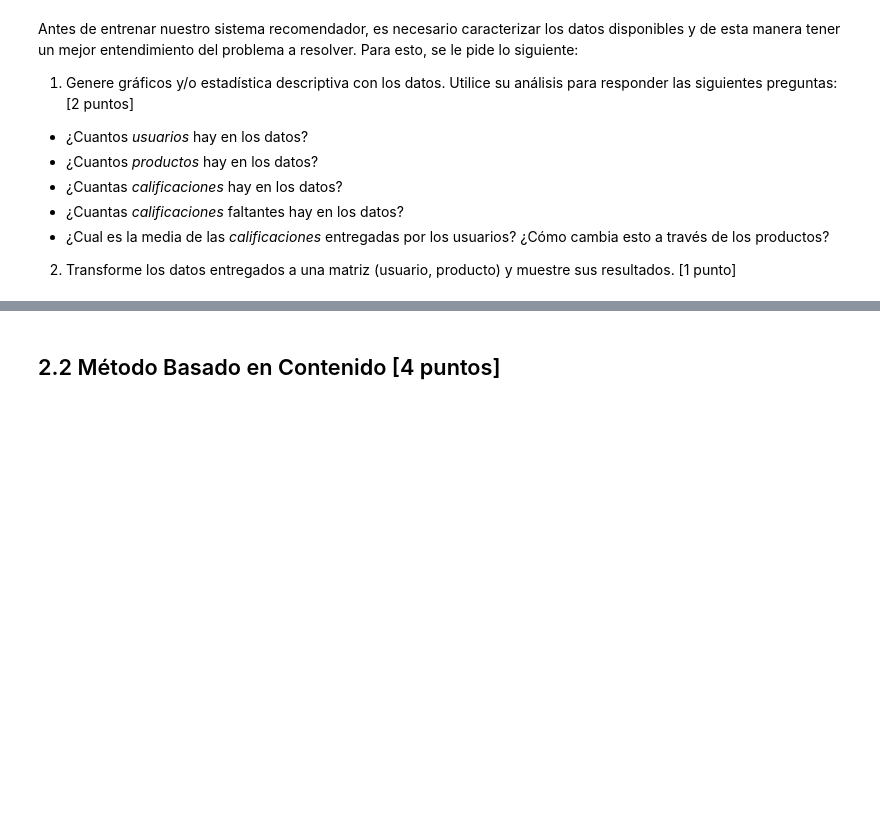
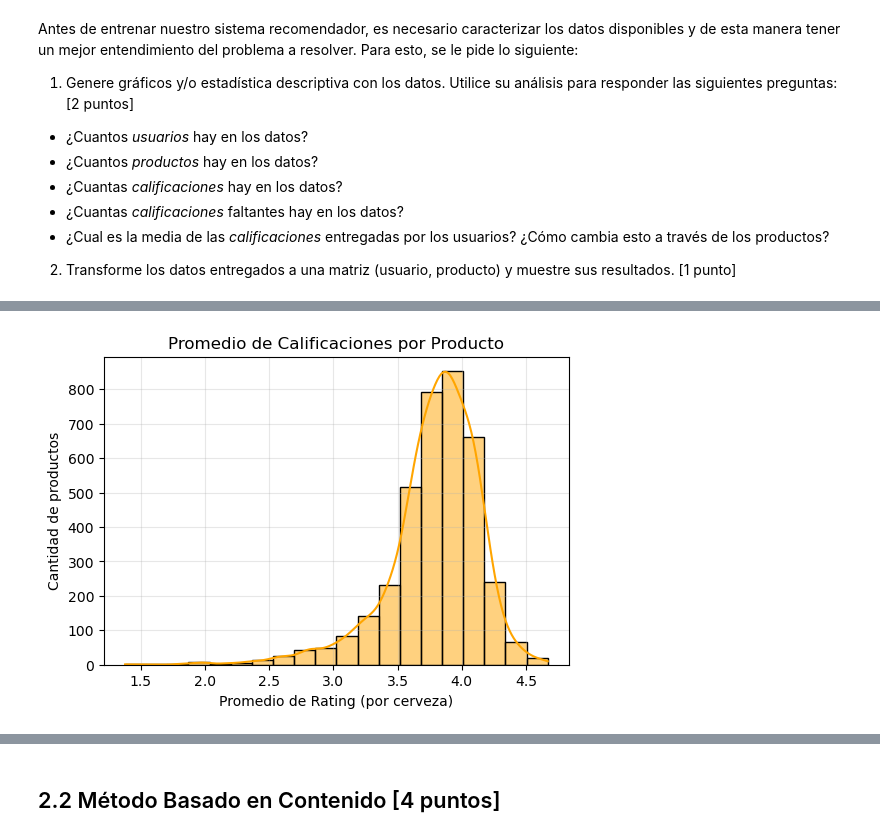
Before and after one commit to MacFarren/Lab-Farren-Rubina, a Jupyter notebook: Laboratorios/Lab10/Lab10_enunciado.ipynb, the cells around one changed output, grey strips where cells are left out. Cells and saved outputs as stored; diff of their text form; code cells hidden in the pictures; blank space fills up the shorter version.

```diff
--- a/Laboratorios/Lab10/Lab10_enunciado.ipynb
+++ b/Laboratorios/Lab10/Lab10_enunciado.ipynb
@@ -2440,0 +2528,13 @@ Antes de entrenar nuestro sistema recomendador, es necesario caracterizar los da
+# %%
+# Promedio de calificaciones por producto
+promedio_por_producto = dfcerveza.groupby("beerId")["rating"].mean().reset_index()
+
+plt.figure(figsize=(6,4))
+sns.histplot(promedio_por_producto["rating"], bins=20, color="orange", kde=True)
+plt.title("Promedio de Calificaciones por Producto")
+plt.xlabel("Promedio de Rating (por cerveza)")
+plt.ylabel("Cantidad de productos")
+plt.grid(True, alpha=0.3)
+plt.show()
+# %% [output]
+[figure, added]
```
Also changed, not shown: parts of 42 cells of this notebook, 2 other files.
